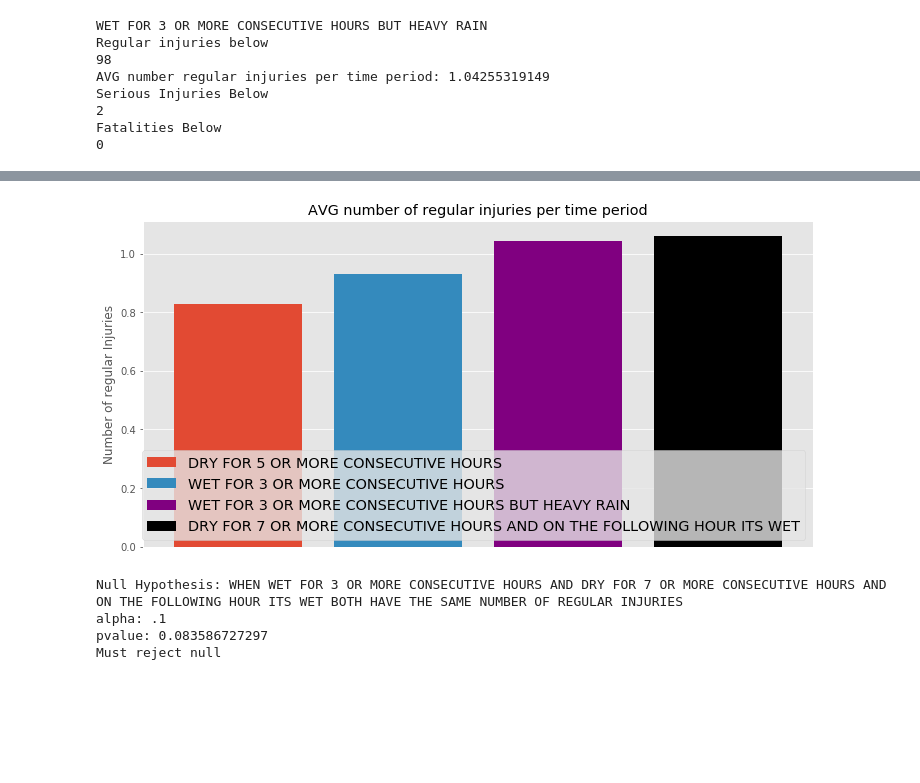
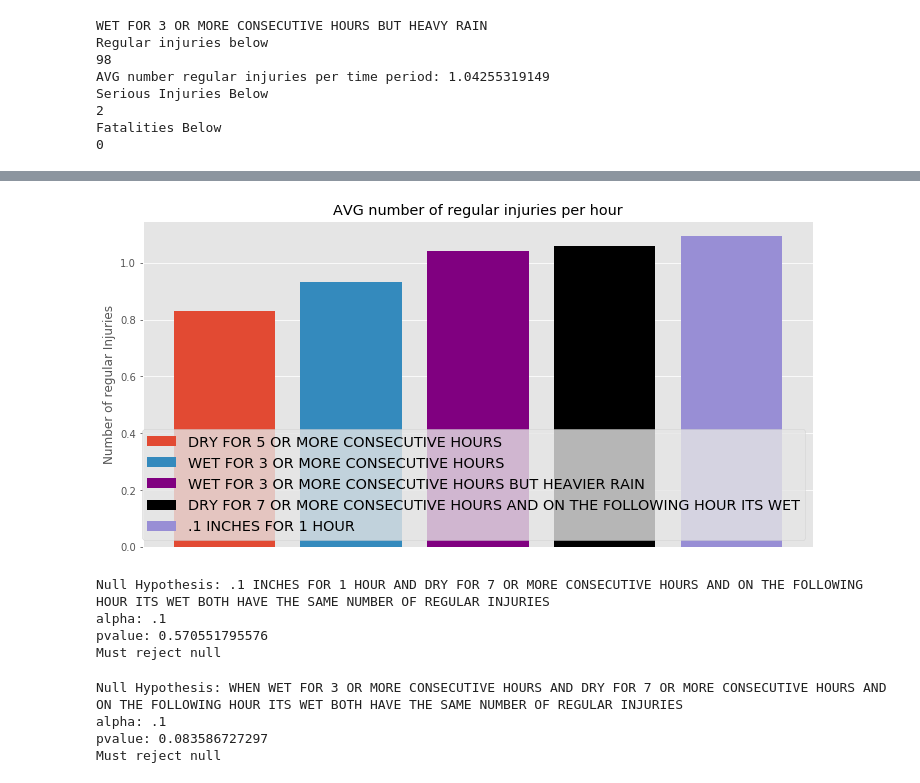
Before and after one commit to Tenacious-E/CarAccidentAnalysis, a Jupyter notebook: Capstone 1.ipynb, the cells around one changed output, grey strips where cells are left out. Saved outputs shown, nothing was run; the diff lists cells and outputs as text; code cells hidden in the pictures; blank space fills up the shorter version.

```diff
--- a/Capstone 1.ipynb
+++ b/Capstone 1.ipynb
@@ -162,0 +159,4 @@ len(thirtysixhourlst)
+# %%
+len(thirtysixhourlst)
+seriousrain = getrainlist(rainpd,1,.1)
+len(seriousrain)
@@ -305,3 +301,17 @@ Serious Injuries Below
 2
 Fatalities Below
 0
+# %%
+seriousrainhourinjuriesdict = severitywetaccidentsdict(file2,seriousrain,'INJURIES',0)
+seriousrainhourseriousinjuriesdict = severitywetaccidentsdict(file2,seriousrain,'SERIOUSINJURIES',0)
+seriousrainfatalitiesdict = severitywetaccidentsdict(file2,seriousrain,'FATALITIES',0)
+# %%
+print('.1 INCHES FOR 1 HOUR')
+print('Regular injuries below')
+print(sum(seriousrainhourinjuriesdict[1].values()))
+seriousraininjuries = list(seriousrainhourinjuriesdict[1].values())
+print('AVG number regular injuries per time period:',sum(seriousraininjuries)/len(seriousraininjuries))
+print('Serious Injuries Below')
+print(sum(seriousrainhourseriousinjuriesdict[1].values()))
+print('Fatalities Below')
+print(sum(seriousrainfatalitiesdict[1].values()))
@@ -308,15 +327,30 @@ Fatalities Below
 # %%
 fig, ax = plt.subplots(1, figsize=(12, 6))
 ax.bar(1,(sum(drythirtysixhourdict[1].values())/len(drythirtysixhourdict[1].values())),label='DRY FOR 5 OR MORE CONSECUTIVE HOURS')
 ax.bar(2,(sum(wetfourhourinjuriesdict[1].values())/len(wetfourhourinjuriesdict[1].values())),label='WET FOR 3 OR MORE CONSECUTIVE HOURS')
-ax.bar(3,(sum(wetfourOonehourinjuriesdict[1].values())/len(wetfourOonehourinjuriesdict[1].values())),color='purple',label='WET FOR 3 OR MORE CONSECUTIVE HOURS BUT HEAVY RAIN')
+ax.bar(3,(sum(wetfourOonehourinjuriesdict[1].values())/len(wetfourOonehourinjuriesdict[1].values())),color='purple',label='WET FOR 3 OR MORE CONSECUTIVE HOURS BUT HEAVIER RAIN')
 ax.bar(4,(sum(wetthirtysixhoursdict[1].values())/len(wetthirtysixhoursdict[1].values())),color='black',label='DRY FOR 7 OR MORE CONSECUTIVE HOURS AND ON THE FOLLOWING HOUR ITS WET')
-ax.set_title('AVG number of regular injuries per time period')
+ax.bar(5, np.mean(seriousraininjuries),label='.1 INCHES FOR 1 HOUR')
+ax.set_title('AVG number of regular injuries per hour')
 ax.set_ylabel('Number of regular Injuries')
 ax.legend(loc='lower right',fontsize='x-large')
 ax.get_xaxis().set_visible(False)
 # %% [output]
-[figure, old version]
+[figure, new version]
+# %%
+print('Null Hypothesis: .1 INCHES FOR 1 HOUR AND DRY FOR 7 OR MORE CONSECUTIVE HOURS AND ON THE FOLLOWING HOUR ITS WET BOTH HAVE THE SAME NUMBER OF REGULAR INJURIES')
+df9 = welch_satterhwaithe_df(seriousraininjuries,wetthirtysixinjuriesnuminjuries)
+test_stat9 = welch_test_statistic(seriousraininjuries,wetthirtysixinjuriesnuminjuries)
+students9 = stats.t(df9)
+pvalue9 = students4.cdf(test_stat9)
+print('alpha: .1')
+print('pvalue:',pvalue9)
+print('Must reject null')
+# %% [output]
+Null Hypothesis: .1 INCHES FOR 1 HOUR AND DRY FOR 7 OR MORE CONSECUTIVE HOURS AND ON THE FOLLOWING HOUR ITS WET BOTH HAVE THE SAME NUMBER OF REGULAR INJURIES
+alpha: .1
+pvalue: 0.570551795576
+Must reject null
 # %%
 print('Null Hypothesis: WHEN WET FOR 3 OR MORE CONSECUTIVE HOURS AND DRY FOR 7 OR MORE CONSECUTIVE HOURS AND ON THE FOLLOWING HOUR ITS WET BOTH HAVE THE SAME NUMBER OF REGULAR INJURIES')
 df4 = welch_satterhwaithe_df(wetfourhoursinjuriesnuminjuries,wetthirtysixinjuriesnuminjuries)
```
Also changed, not shown: parts of 8 cells of this notebook.
